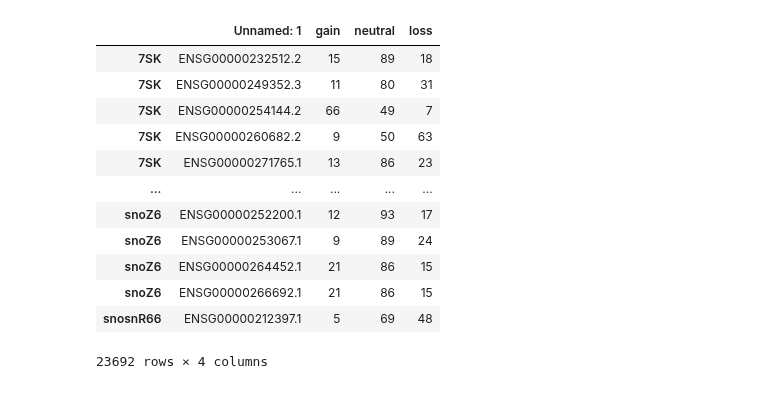
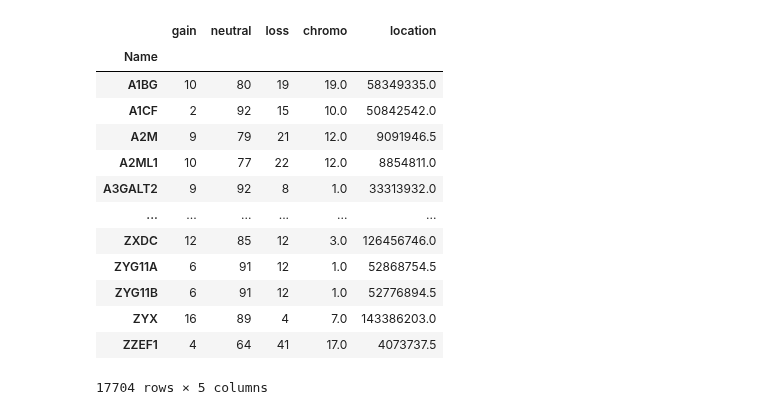
Before and after one commit to PayneLab/pancancerCNV, a Jupyter notebook: Untitled.ipynb, the cells around one changed output. Cells and saved outputs as stored; diff of their text form; code cells hidden in the pictures.

```diff
--- a/Untitled.ipynb
+++ b/Untitled.ipynb
@@ -1,18 +1,19 @@
 # %%
 import functions
 # %%
-functions.get_counts_table('brca')
+functions.get_counts_table('luad', dropna=True)
 # %% [output]
-|  | Unnamed: 1 | gain | neutral | loss |
-| 7SK | ENSG00000232512.2 | 15 | 89 | 18 |
-| 7SK | ENSG00000249352.3 | 11 | 80 | 31 |
-| 7SK | ENSG00000254144.2 | 66 | 49 | 7 |
-| 7SK | ENSG00000260682.2 | 9 | 50 | 63 |
-| 7SK | ENSG00000271765.1 | 13 | 86 | 23 |
-| ... | ... | ... | ... | ... |
-| snoZ6 | ENSG00000252200.1 | 12 | 93 | 17 |
-| snoZ6 | ENSG00000253067.1 | 9 | 89 | 24 |
-| snoZ6 | ENSG00000264452.1 | 21 | 86 | 15 |
-| snoZ6 | ENSG00000266692.1 | 21 | 86 | 15 |
-| snosnR66 | ENSG00000212397.1 | 5 | 69 | 48 |
+|  | gain | neutral | loss | chromo | location |
+| Name |  |  |  |  |  |
+| A1BG | 10 | 80 | 19 | 19.0 | 58349335.0 |
+| A1CF | 2 | 92 | 15 | 10.0 | 50842542.0 |
+| A2M | 9 | 79 | 21 | 12.0 | 9091946.5 |
+| A2ML1 | 10 | 77 | 22 | 12.0 | 8854811.0 |
+| A3GALT2 | 9 | 92 | 8 | 1.0 | 33313932.0 |
+| ... | ... | ... | ... | ... | ... |
+| ZXDC | 12 | 85 | 12 | 3.0 | 126456746.0 |
+| ZYG11A | 6 | 91 | 12 | 1.0 | 52868754.5 |
+| ZYG11B | 6 | 91 | 12 | 1.0 | 52776894.5 |
+| ZYX | 16 | 89 | 4 | 7.0 | 143386203.0 |
+| ZZEF1 | 4 | 64 | 41 | 17.0 | 4073737.5 |
-23692 rows × 4 columns
+17704 rows × 5 columns
```
Also changed, not shown: parts of 1 cell of this notebook, 12 other files.
